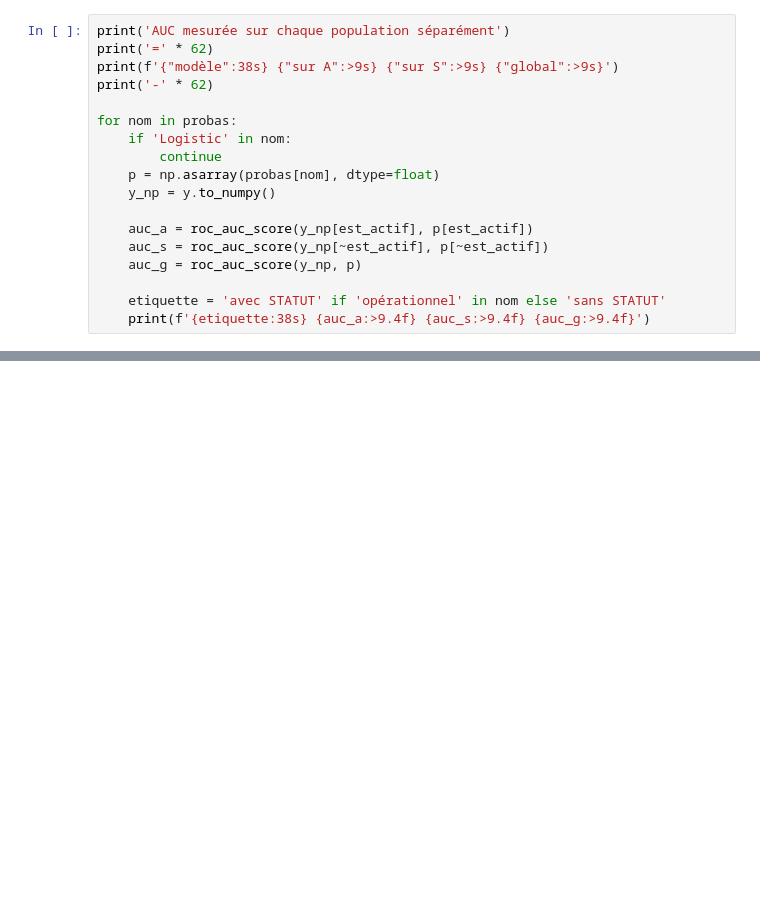
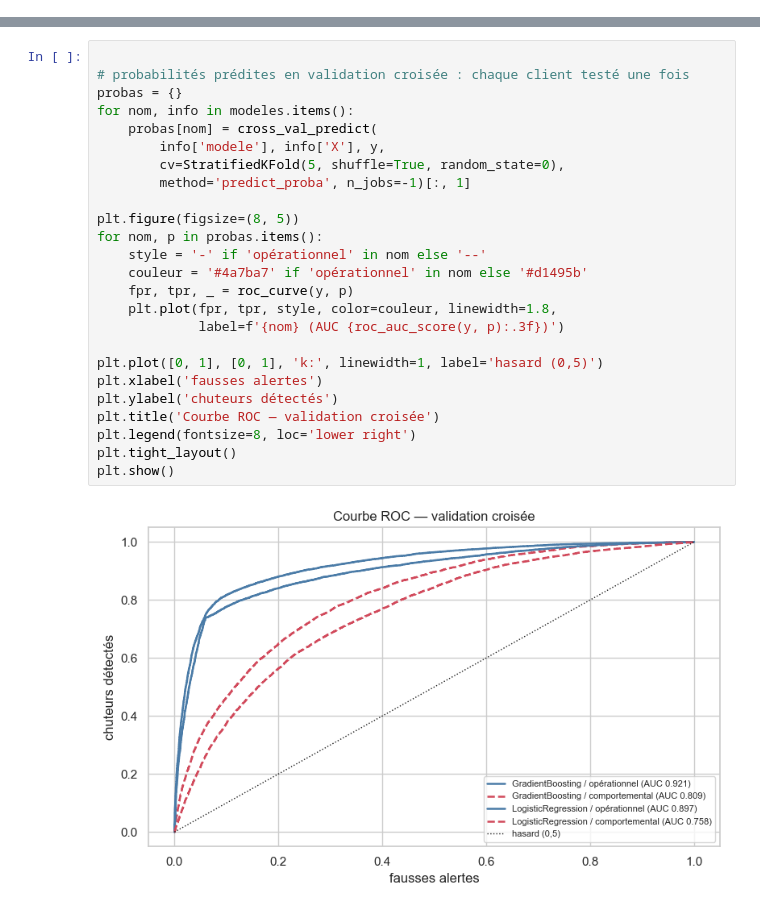
Before and after one commit to hayet11/ML, a Jupyter notebook: notebooks/04_training_test.ipynb, the cells around one changed output, grey strips where cells are left out. Saved outputs shown, nothing was run; the diff lists cells and outputs as text; blank space fills up the shorter version.

```diff
--- a/notebooks/04_training_test.ipynb
+++ b/notebooks/04_training_test.ipynb
@@ -390,18 +0,0 @@ taux de churn par groupe :
-# %%
-print('AUC mesurée sur chaque population séparément')
-print('=' * 62)
-print(f'{"modèle":38s} {"sur A":>9s} {"sur S":>9s} {"global":>9s}')
-print('-' * 62)
-
-for nom in probas:
-    if 'Logistic' in nom:
-        continue
-    p = np.asarray(probas[nom], dtype=float)
-    y_np = y.to_numpy()
-
-    auc_a = roc_auc_score(y_np[est_actif], p[est_actif])
-    auc_s = roc_auc_score(y_np[~est_actif], p[~est_actif])
-    auc_g = roc_auc_score(y_np, p)
-
-    etiquette = 'avec STATUT' if 'opérationnel' in nom else 'sans STATUT'
-    print(f'{etiquette:38s} {auc_a:>9.4f} {auc_s:>9.4f} {auc_g:>9.4f}')
@@ -650,0 +170,27 @@ Pour valider réellement le modèle, il faudrait **plusieurs mois de labels** :
+# %%
+
+# probabilités prédites en validation croisée : chaque client testé une fois
+probas = {}
+for nom, info in modeles.items():
+    probas[nom] = cross_val_predict(
+        info['modele'], info['X'], y,
+        cv=StratifiedKFold(5, shuffle=True, random_state=0),
+        method='predict_proba', n_jobs=-1)[:, 1]
+
+plt.figure(figsize=(8, 5))
+for nom, p in probas.items():
+    style = '-' if 'opérationnel' in nom else '--'
+    couleur = '#4a7ba7' if 'opérationnel' in nom else '#d1495b'
+    fpr, tpr, _ = roc_curve(y, p)
+    plt.plot(fpr, tpr, style, color=couleur, linewidth=1.8,
+             label=f'{nom} (AUC {roc_auc_score(y, p):.3f})')
+
+plt.plot([0, 1], [0, 1], 'k:', linewidth=1, label='hasard (0,5)')
+plt.xlabel('fausses alertes')
+plt.ylabel('chuteurs détectés')
+plt.title('Courbe ROC — validation croisée')
+plt.legend(fontsize=8, loc='lower right')
+plt.tight_layout()
+plt.show()
+# %% [output]
+[figure, added]
```
Also changed, not shown: parts of 54 cells of this notebook, 3 other files.
